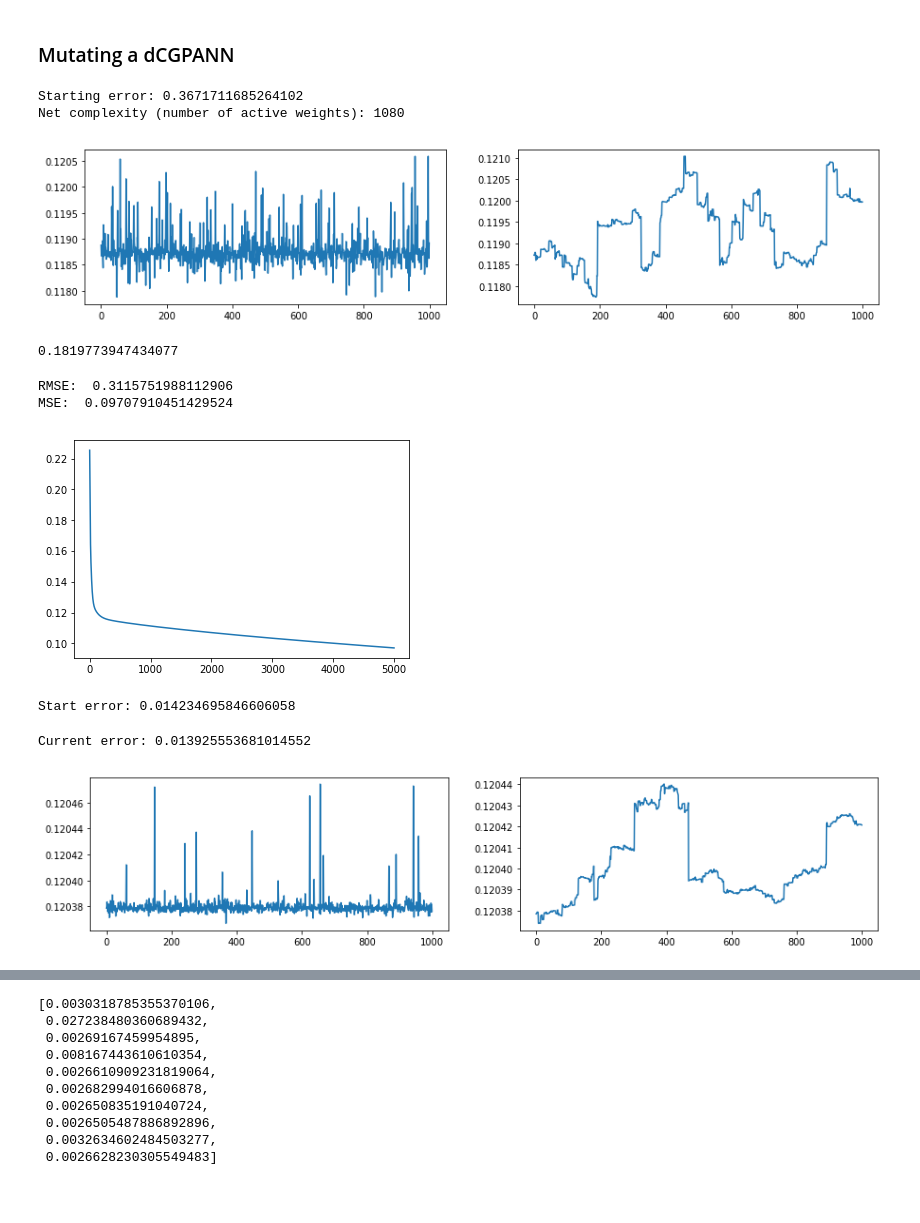
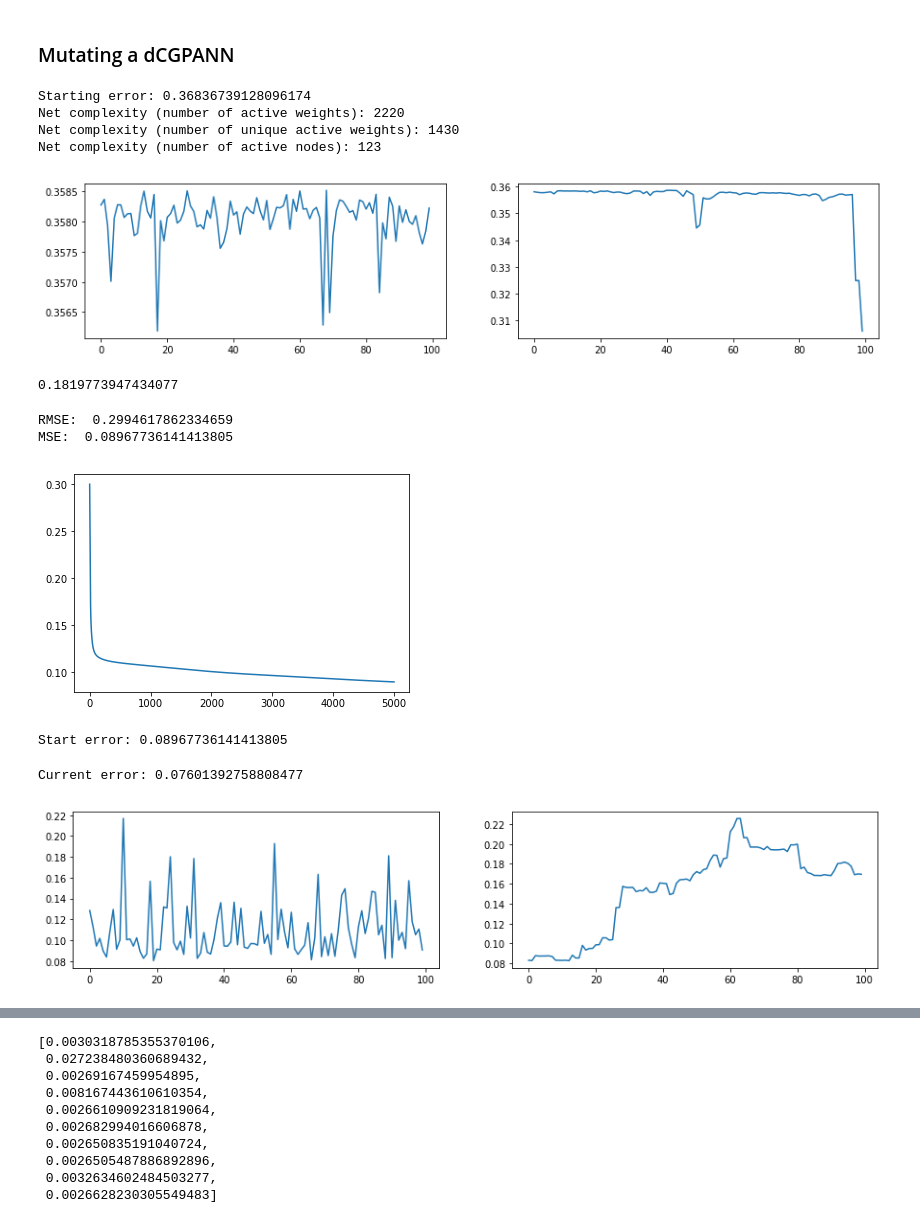
Before and after one commit to darioizzo/dcgp, a Jupyter notebook: doc/sphinx/notebooks/sandbox_regression2.ipynb, the cells around one changed output, grey strips where cells are left out. Cells and saved outputs as stored; diff of their text form; code cells hidden in the pictures; blank space fills up the shorter version.

```diff
--- a/doc/sphinx/notebooks/sandbox_regression2.ipynb
+++ b/doc/sphinx/notebooks/sandbox_regression2.ipynb
@@ -57,55 +57,59 @@ _ = plt.title("function to be learned")
 # %%
 # Non linearities
 nonlinearities = dcgpy.kernel_set_double(["sig"])
-arity = 24
+arity = [2,100,20]
 # We define a single input single output dCGPANN.
-dcgpann = dcgpy.expression_ann_double(inputs=2, outputs=1, rows=30, cols=3,
+dcgpann = dcgpy.expression_ann_double(inputs=2, outputs=1, rows=100, cols=3,
                                       levels_back=1, arity=arity, kernels=nonlinearities())
 # By default all weights (and biases) are set to 1 (and 0). We initialize them randomly
-dcgpann.randomise_weights(mean = 0., std = 3.)
-#dcgpann.randomise_biases(mean = 0., std = 2.)
+dcgpann.randomise_weights(mean = 0., std = 2.)
+dcgpann.randomise_biases(mean = 0., std = 1.)
 
 # Since the output is in [-1, 1] we force the output nonliearity to be tanh
 dcgpann.set_output_f(0)
-
+active_connections = sum([dcgpann.get_arity(node) for node in dcgpann.get_active_nodes() if node > 1])
 print("Starting error:", dcgpann.loss(points,labels, "MSE"))
-print("Net complexity (number of active weights):", (len(dcgpann.get_active_nodes())-2) * arity)
+print("Net complexity (number of active weights):", dcgpann.n_active_weights())
+print("Net complexity (number of unique active weights):", dcgpann.n_active_weights(unique=True))
+print("Net complexity (number of active nodes):", len(dcgpann.get_active_nodes()))
 x = dcgpann.get()
 w = dcgpann.get_weights()
 b = dcgpann.get_biases()
 res = []
 # %% [output]
-Starting error: 0.3671711685264102
-Net complexity (number of active weights): 1080
+Starting error: 0.36836739128096174
+Net complexity (number of active weights): 2220
+Net complexity (number of unique active weights): 1430
+Net complexity (number of active nodes): 123
 # %%
 # We show the effect of mutations
-n_mutations = 1000
+n_mutations = 100
 mut = []
 for i in tqdm(range(n_mutations)):
     dcgpann.set(x)
     dcgpann.set_weights(w)
     dcgpann.set_biases(b)
     dcgpann.mutate_active_cgene(10)
     dcgpann.set_output_f(0)
     mut.append(dcgpann.loss(X_train,Y_train, "MSE"))
 
 mut2 = []
 dcgpann.set(x)
 dcgpann.set_weights(w)
 dcgpann.set_biases(b)
 for i in tqdm(range(n_mutations)):
-    dcgpann.mutate_active_cgene(1)
+    dcgpann.mutate_active_cgene(10)
     dcgpann.set_output_f(0)
     mut2.append(dcgpann.loss(X_train,Y_train, "MSE"))
 
 #plot
 f, ax = plt.subplots(1,2, figsize=(15,3))
 plt.subplot(1,2,1)
 _ = plt.plot(mut)
 plt.subplot(1,2,2)
 _ = plt.plot(mut2)
 # %% [output]
-[figure, old version]
+[figure, new version]
 # %%
 lr0 = 0.3
 for i in tqdm(range(5000)):
@@ -121,9 +125,9 @@ plt.plot(res)
 print("RMSE: ", np.sqrt(res[-1]))
 print("MSE: ", res[-1])
 # %% [output]
-RMSE:  0.3115751988112906
-MSE:  0.09707910451429524
+RMSE:  0.2994617862334659
+MSE:  0.08967736141413805
-[figure, old version]
+[figure, new version]
 # %%
 # We train
 n_epochs = 200
@@ -138,11 +142,11 @@ xt = dcgpann.get()
 wt = dcgpann.get_weights()
 bt = dcgpann.get_biases()
 # %% [output]
-Start error: 0.014234695846606058
+Start error: 0.08967736141413805
-Current error: 0.013925553681014552
+Current error: 0.07601392758808477
 # %%
 # We show the effect of mutations
-n_mutations = 1000
+n_mutations = 100
 mut = []
 for i in tqdm(range(n_mutations)):
     dcgpann.set(xt)
@@ -168,7 +172,7 @@ _ = plt.plot(mut)
 plt.subplot(1,2,2)
 _ = plt.plot(mut2)
 # %% [output]
-[figure, old version]
+[figure, new version]
 # %%
 # We show the effect of trained mutations
 n_mutations = 10
```
Also changed, not shown: parts of 11 cells of this notebook, 28 other files.
